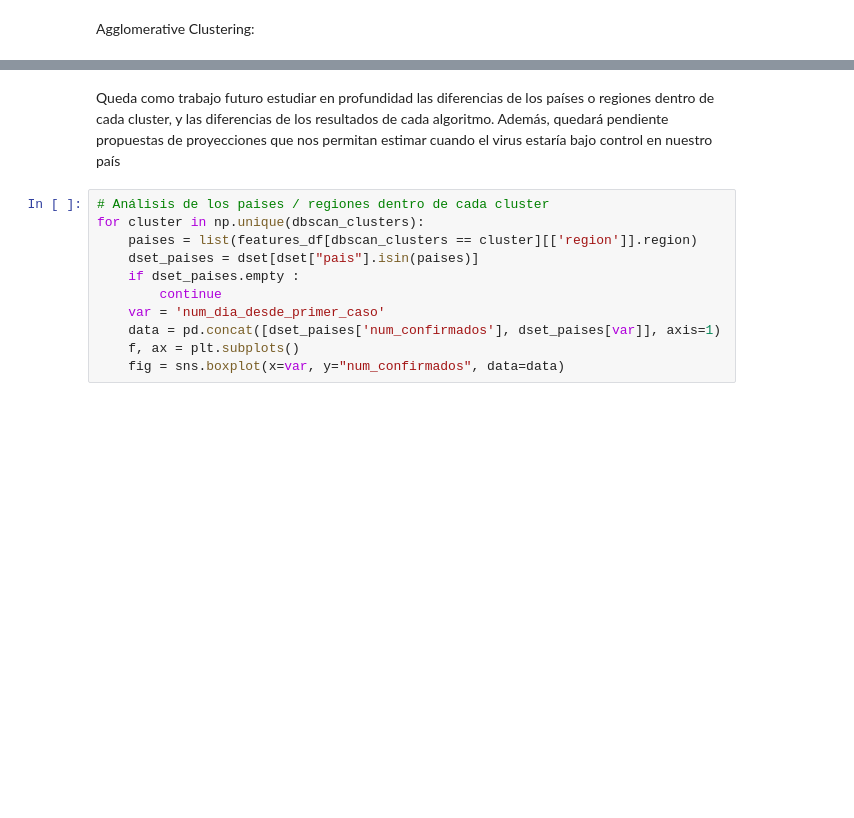
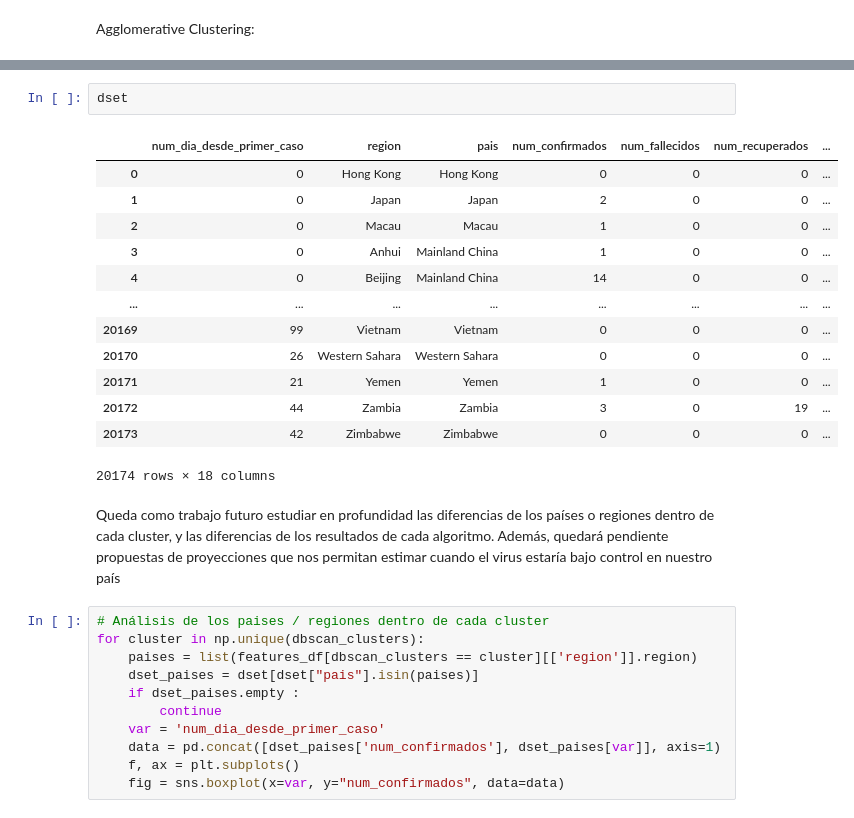
Before and after one commit to joseespinadote/proyecto_intro_mineria, a Jupyter notebook: miner-a-de-coronavirus.ipynb, the cells around one changed output, grey strips where cells are left out. Cells and saved outputs as stored; diff of their text form; blank space fills up the shorter version.

```diff
--- a/miner-a-de-coronavirus.ipynb
+++ b/miner-a-de-coronavirus.ipynb
@@ -822,3 +819,19 @@ plot_clustering(agglomerative_clusters, name='Agglomerative Clustering')
+# %%
+dset
+# %% [output]
+|  | num_dia_desde_primer_caso | region | pais | num_confirmados | num_fallecidos | num_recuperados | ... |
+| 0 | 0 | Hong Kong | Hong Kong | 0 | 0 | 0 | ... |
+| 1 | 0 | Japan | Japan | 2 | 0 | 0 | ... |
+| 2 | 0 | Macau | Macau | 1 | 0 | 0 | ... |
+| 3 | 0 | Anhui | Mainland China | 1 | 0 | 0 | ... |
+| 4 | 0 | Beijing | Mainland China | 14 | 0 | 0 | ... |
+| ... | ... | ... | ... | ... | ... | ... | ... |
+| 20169 | 99 | Vietnam | Vietnam | 0 | 0 | 0 | ... |
+| 20170 | 26 | Western Sahara | Western Sahara | 0 | 0 | 0 | ... |
+| 20171 | 21 | Yemen | Yemen | 1 | 0 | 0 | ... |
+| 20172 | 44 | Zambia | Zambia | 3 | 0 | 19 | ... |
+| 20173 | 42 | Zimbabwe | Zimbabwe | 0 | 0 | 0 | ... |
+20174 rows × 18 columns
 # %% [markdown]
 Queda como trabajo futuro estudiar en profundidad las diferencias de los países o regiones dentro de cada cluster, y las diferencias de los resultados de cada algoritmo. Además, quedará pendiente propuestas de proyecciones que nos permitan estimar cuando el virus estaría bajo control en nuestro país
 # %%
```
Also changed, not shown: parts of 12 cells of this notebook.
